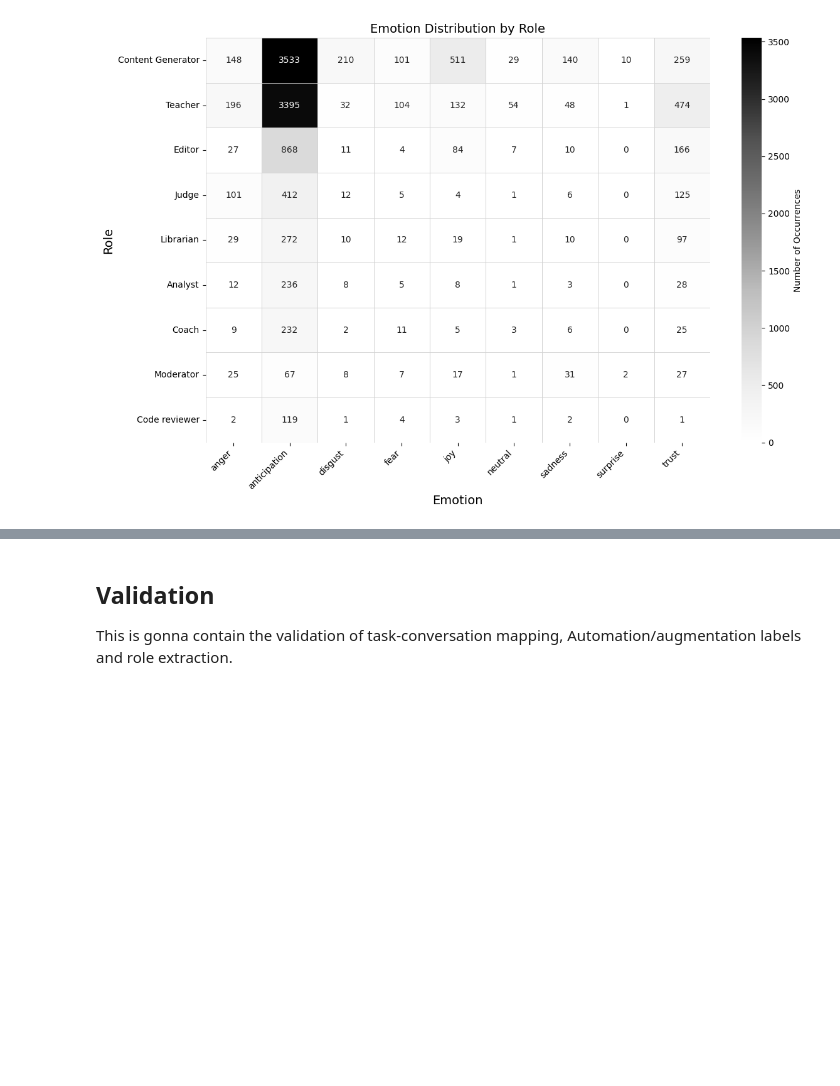
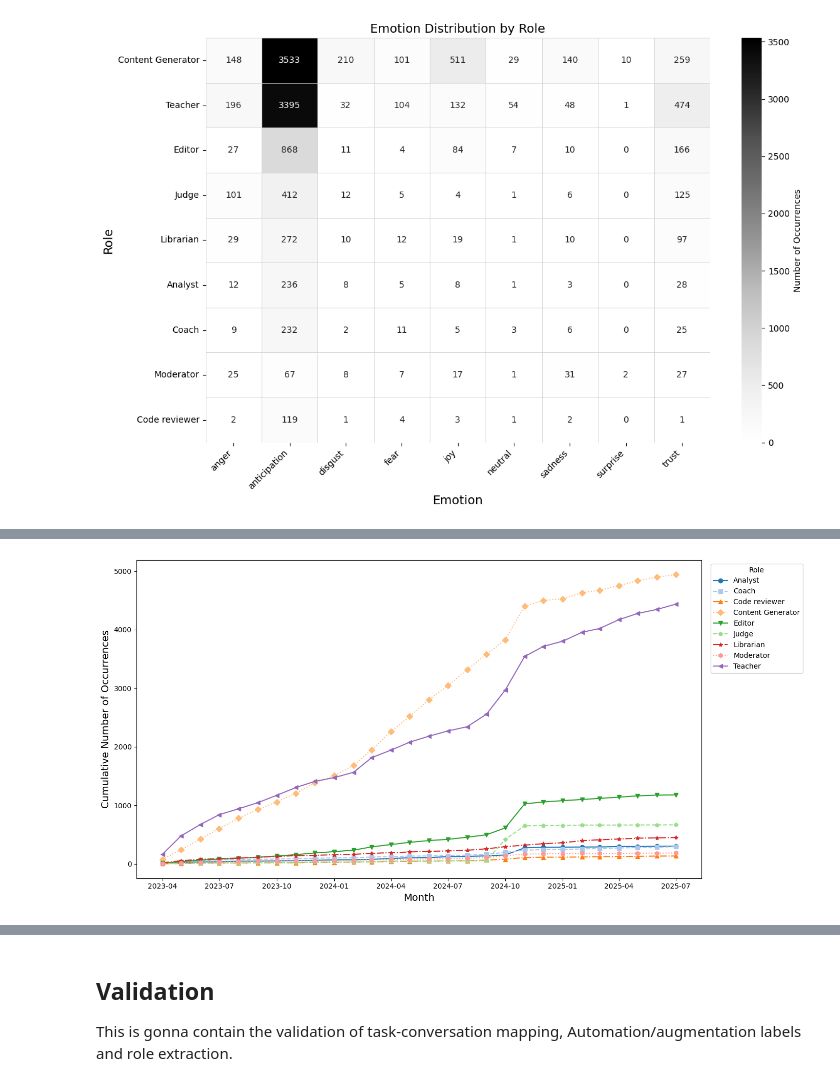
Before and after one commit to Engineering-AI-Systems-Team-3/chatgpt-at-work, a Jupyter notebook: chatgpt_at_work.ipynb, the cells around one changed output, grey strips where cells are left out. Cells and saved outputs as stored; diff of their text form; code cells hidden in the pictures; blank space fills up the shorter version.

```diff
--- a/chatgpt_at_work.ipynb
+++ b/chatgpt_at_work.ipynb
@@ -2735,0 +2775,48 @@ plt.show()
+# %%
+filtered_roles_df = roles_df[roles_df['role'] != "Other"].copy()
+
+filtered_roles_df['year_month'] = filtered_roles_df['timestamp_local'].astype(str).str[0:7]
+
+monthly_distribution = (
+    filtered_roles_df
+    .groupby(['year_month', 'role'])
+    .size()
+    .unstack(fill_value=0)
+)
+
+cumulative_monthly = monthly_distribution.cumsum()
+
+plt.figure(figsize=(14, 7))
+
+markers = itertools.cycle(['o', 's', '^', 'D', 'v', 'p', '*', 'h', '<', '>'])
+linestyles = itertools.cycle(['-', '--', '-.', ':'])
+colors = itertools.cycle(plt.cm.tab20.colors)
+
+x_axis = pd.to_datetime(monthly_distribution.index)
+
+for role in cumulative_monthly.columns:
+    plt.plot(
+        x_axis,
+        cumulative_monthly[role],
+        marker=next(markers),
+        linestyle=next(linestyles),
+        color=next(colors),
+        linewidth=1.5,
+        markersize=6,
+        label=role
+    )
+
+ax = plt.gca()
+
+ax.xaxis.set_major_locator(mdates.MonthLocator(interval=3))
+ax.xaxis.set_major_formatter(mdates.DateFormatter('%b %Y'))
+plt.xticks(rotation=45)
+
+plt.xlabel('Month', fontsize=14)
+plt.ylabel('Cumulative Number of Occurrences', fontsize=14)
+plt.grid(False)
+plt.legend(title='Role', bbox_to_anchor=(1.01, 1), loc='upper left')
+plt.tight_layout()
+plt.show()
+# %% [output]
+[figure, added]
```
Also changed, not shown: parts of 8 cells of this notebook, 1 other file.
